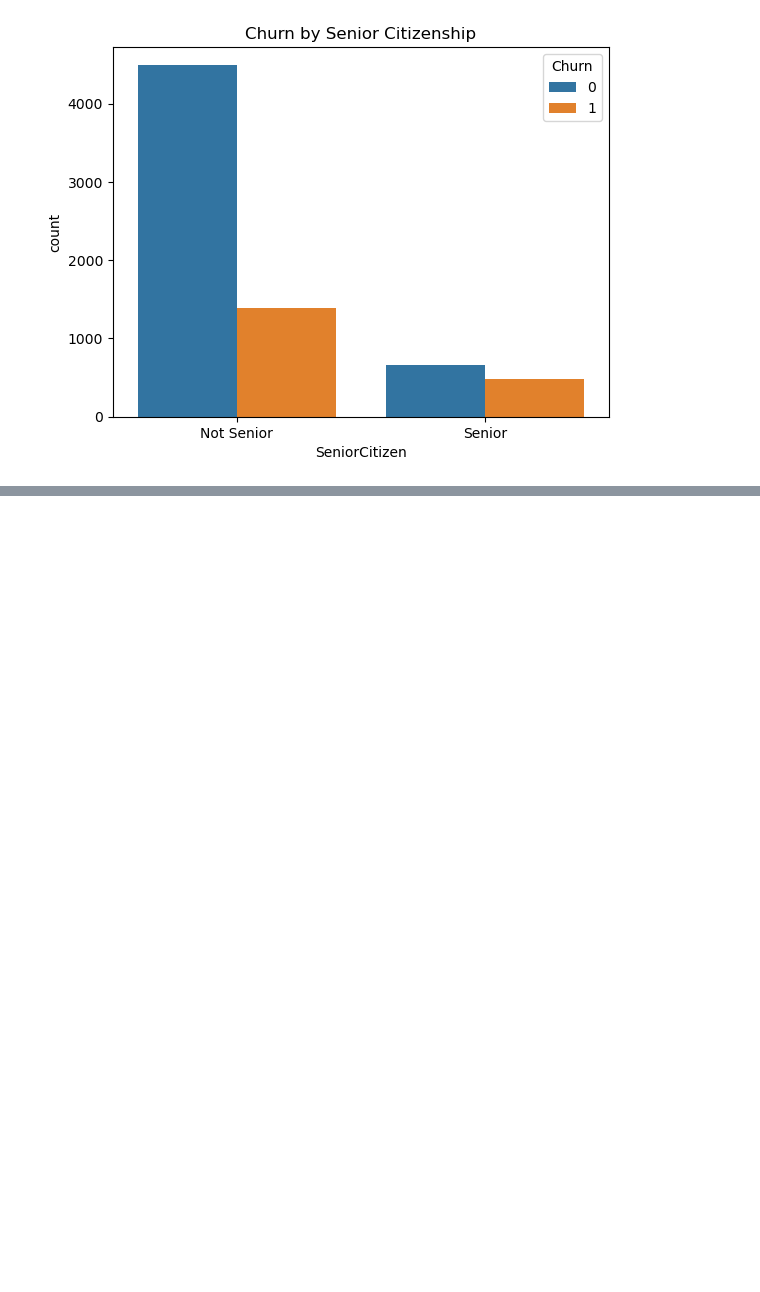
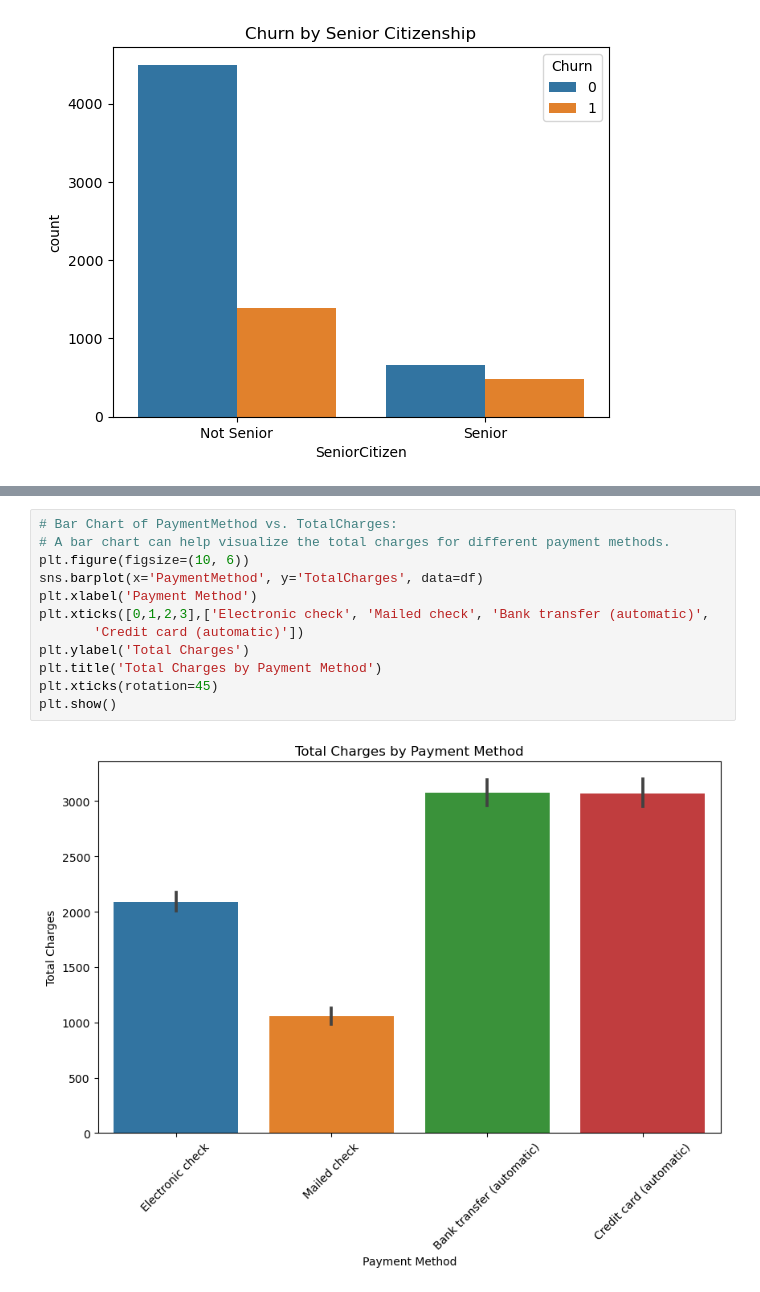
Before and after one commit to Shyam165/Summer-Internship, a Jupyter notebook: Telecom Customer/Telecom Customer Churn and Revenue Prediction using Python.ipynb, the cells around one changed output, grey strips where cells are left out. Drawn from its saved outputs; the diff is of its cells as text; blank space fills up the shorter version.

```diff
--- a/Telecom Customer/Telecom Customer Churn and Revenue Prediction using Python.ipynb
+++ b/Telecom Customer/Telecom Customer Churn and Revenue Prediction using Python.ipynb
@@ -398,0 +462,14 @@ In machine learning, it's often a good practice to standardize or normalize your
+# %%
+# Bar Chart of PaymentMethod vs. TotalCharges:
+# A bar chart can help visualize the total charges for different payment methods.
+plt.figure(figsize=(10, 6))
+sns.barplot(x='PaymentMethod', y='TotalCharges', data=df)
+plt.xlabel('Payment Method')
+plt.xticks([0,1,2,3],['Electronic check', 'Mailed check', 'Bank transfer (automatic)',
+       'Credit card (automatic)'])
+plt.ylabel('Total Charges')
+plt.title('Total Charges by Payment Method')
+plt.xticks(rotation=45)
+plt.show()
+# %% [output]
+[figure, added]
```
Also changed, not shown: parts of 16 cells of this notebook, 2 other files.
